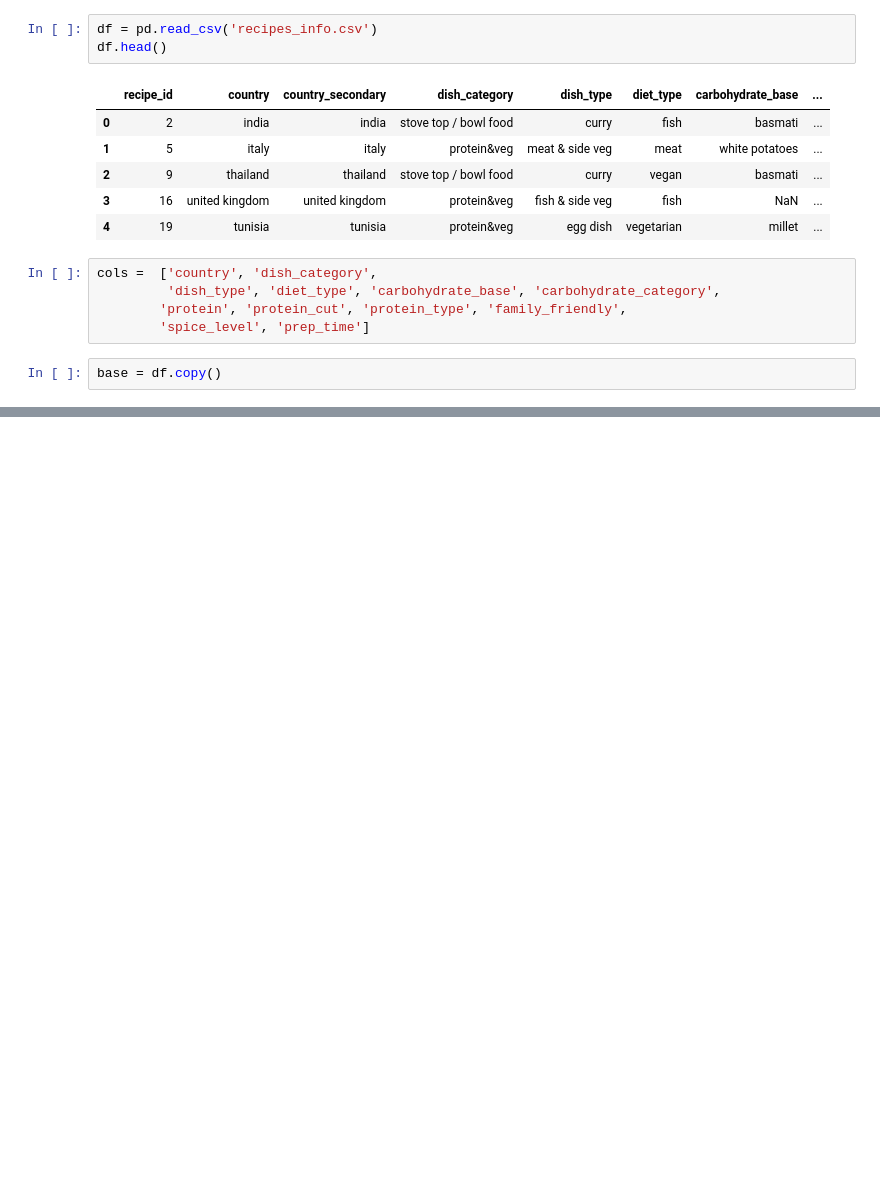
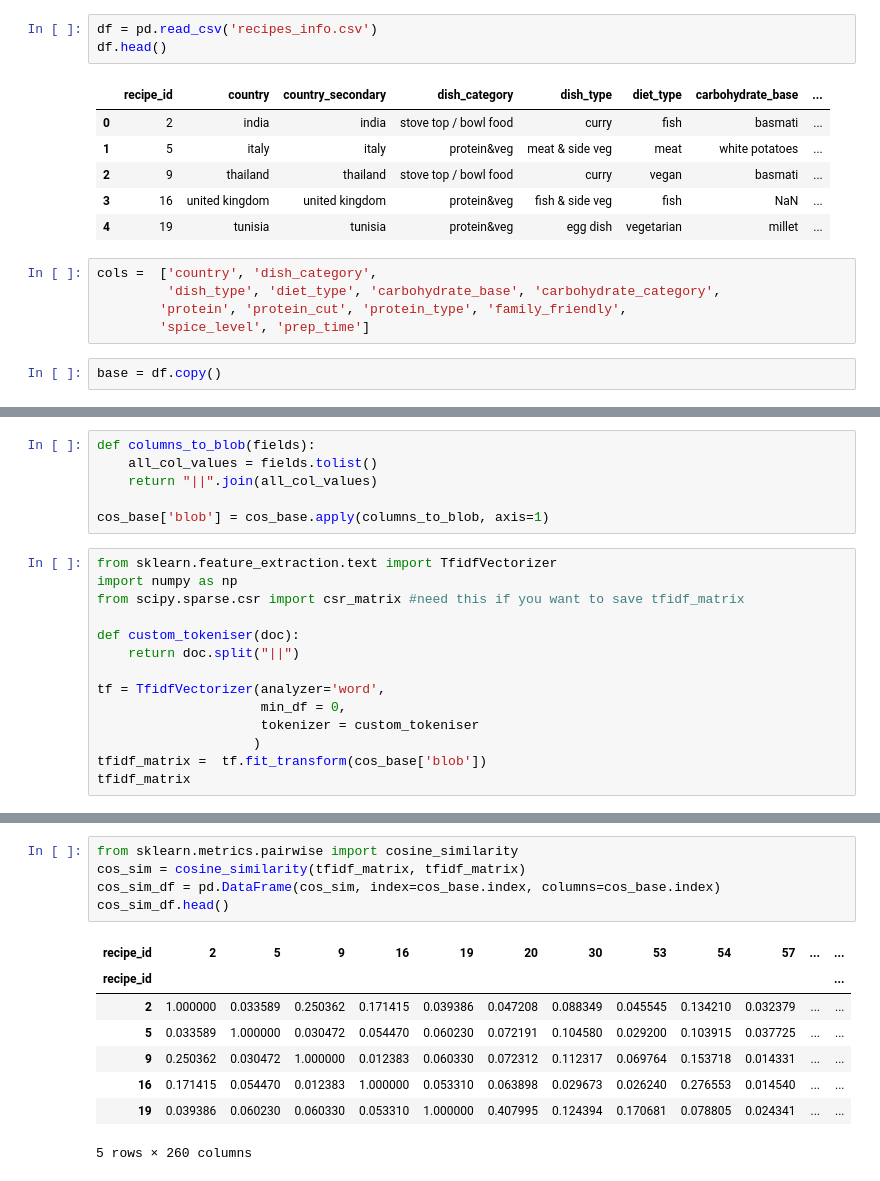
Before and after one commit to alexlgeorgiou/similarity_matrix, a Jupyter notebook: recipe_similarities/data/clean_data/recipe_CB1.ipynb, the cells around one changed output, grey strips where cells are left out. Saved outputs shown, nothing was run; the diff lists cells and outputs as text; blank space fills up the shorter version.

```diff
--- a/recipe_similarities/data/clean_data/recipe_CB1.ipynb
+++ b/recipe_similarities/data/clean_data/recipe_CB1.ipynb
@@ -130,0 +193,20 @@ distance = pd.DataFrame(squareform(res), index=df.index, columns= df.index)
+# %%
+def columns_to_blob(fields):
+    all_col_values = fields.tolist()
+    return "||".join(all_col_values)
+
+cos_base['blob'] = cos_base.apply(columns_to_blob, axis=1)
+# %%
+from sklearn.feature_extraction.text import TfidfVectorizer
+import numpy as np
+from scipy.sparse.csr import csr_matrix #need this if you want to save tfidf_matrix
+
+def custom_tokeniser(doc):
+    return doc.split("||")
+
+tf = TfidfVectorizer(analyzer='word',
+                     min_df = 0,
+                     tokenizer = custom_tokeniser
+                    )
+tfidf_matrix =  tf.fit_transform(cos_base['blob'])
+tfidf_matrix
@@ -130,0 +262,14 @@ distance = pd.DataFrame(squareform(res), index=df.index, columns= df.index)
+# %%
+from sklearn.metrics.pairwise import cosine_similarity
+cos_sim = cosine_similarity(tfidf_matrix, tfidf_matrix)
+cos_sim_df = pd.DataFrame(cos_sim, index=cos_base.index, columns=cos_base.index)
+cos_sim_df.head()
+# %% [output]
+| recipe_id | 2 | 5 | 9 | 16 | 19 | 20 | 30 | 53 | 54 | 57 | ... | ... |
+| recipe_id |  |  |  |  |  |  |  |  |  |  |  | ... |
+| 2 | 1.000000 | 0.033589 | 0.250362 | 0.171415 | 0.039386 | 0.047208 | 0.088349 | 0.045545 | 0.134210 | 0.032379 | ... | ... |
+| 5 | 0.033589 | 1.000000 | 0.030472 | 0.054470 | 0.060230 | 0.072191 | 0.104580 | 0.029200 | 0.103915 | 0.037725 | ... | ... |
+| 9 | 0.250362 | 0.030472 | 1.000000 | 0.012383 | 0.060330 | 0.072312 | 0.112317 | 0.069764 | 0.153718 | 0.014331 | ... | ... |
+| 16 | 0.171415 | 0.054470 | 0.012383 | 1.000000 | 0.053310 | 0.063898 | 0.029673 | 0.026240 | 0.276553 | 0.014540 | ... | ... |
+| 19 | 0.039386 | 0.060230 | 0.060330 | 0.053310 | 1.000000 | 0.407995 | 0.124394 | 0.170681 | 0.078805 | 0.024341 | ... | ... |
+5 rows × 260 columns
```
Also changed, not shown: parts of 22 cells of this notebook, 5 other files.
